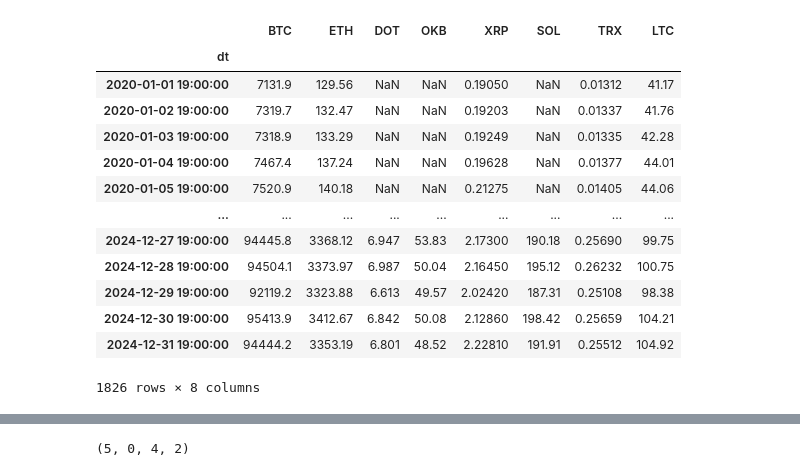
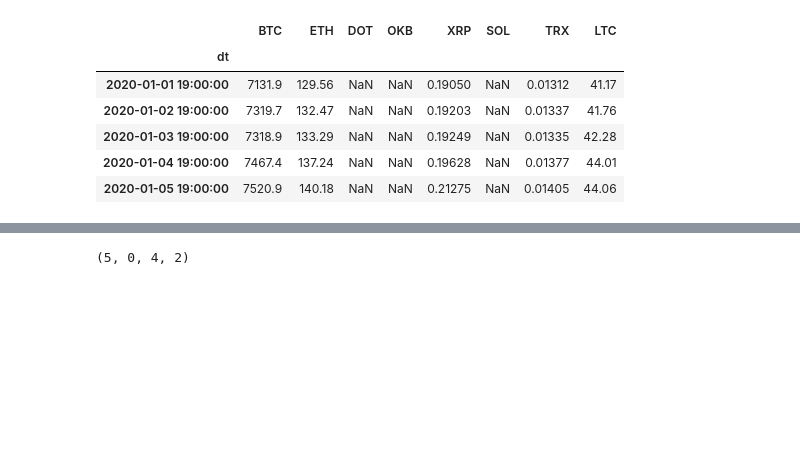
Before and after one commit to poluzerovT/Masters-thesis, a Jupyter notebook: notebooks/main.ipynb, the cells around one changed output, grey strips where cells are left out. Saved outputs shown, nothing was run; the diff lists cells and outputs as text; code cells hidden in the pictures; blank space fills up the shorter version.

```diff
--- a/notebooks/main.ipynb
+++ b/notebooks/main.ipynb
@@ -14,23 +24,16 @@ import datetime
 # %%
 df_prices = pd.read_csv('../code/data/crypto.csv', index_col='dt', parse_dates=['dt'])
 df_prices.drop('TON-USDT', axis=1, inplace=True)
 df_prices.columns = [c.split('-')[0] for c in df_prices.columns]
-df_prices
+df_prices.head()
 # %% [output]
 |  | BTC | ETH | DOT | OKB | XRP | SOL | TRX | LTC |
 | dt |  |  |  |  |  |  |  |  |
 | 2020-01-01 19:00:00 | 7131.9 | 129.56 | NaN | NaN | 0.19050 | NaN | 0.01312 | 41.17 |
 | 2020-01-02 19:00:00 | 7319.7 | 132.47 | NaN | NaN | 0.19203 | NaN | 0.01337 | 41.76 |
 | 2020-01-03 19:00:00 | 7318.9 | 133.29 | NaN | NaN | 0.19249 | NaN | 0.01335 | 42.28 |
 | 2020-01-04 19:00:00 | 7467.4 | 137.24 | NaN | NaN | 0.19628 | NaN | 0.01377 | 44.01 |
 | 2020-01-05 19:00:00 | 7520.9 | 140.18 | NaN | NaN | 0.21275 | NaN | 0.01405 | 44.06 |
-| ... | ... | ... | ... | ... | ... | ... | ... | ... |
-| 2024-12-27 19:00:00 | 94445.8 | 3368.12 | 6.947 | 53.83 | 2.17300 | 190.18 | 0.25690 | 99.75 |
-| 2024-12-28 19:00:00 | 94504.1 | 3373.97 | 6.987 | 50.04 | 2.16450 | 195.12 | 0.26232 | 100.75 |
-| 2024-12-29 19:00:00 | 92119.2 | 3323.88 | 6.613 | 49.57 | 2.02420 | 187.31 | 0.25108 | 98.38 |
-| 2024-12-30 19:00:00 | 95413.9 | 3412.67 | 6.842 | 50.08 | 2.12860 | 198.42 | 0.25659 | 104.21 |
-| 2024-12-31 19:00:00 | 94444.2 | 3353.19 | 6.801 | 48.52 | 2.22810 | 191.91 | 0.25512 | 104.92 |
-1826 rows × 8 columns
 # %%
 days_shift = 7
 df_returns = df_prices.diff(days_shift) / df_prices.shift(days_shift)
```
Also changed, not shown: parts of 30 cells of this notebook, 21 other files.
